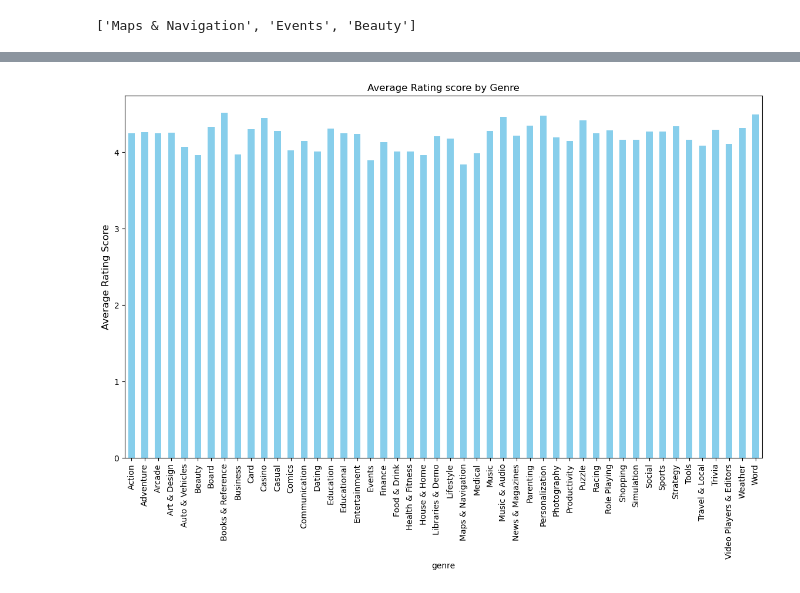
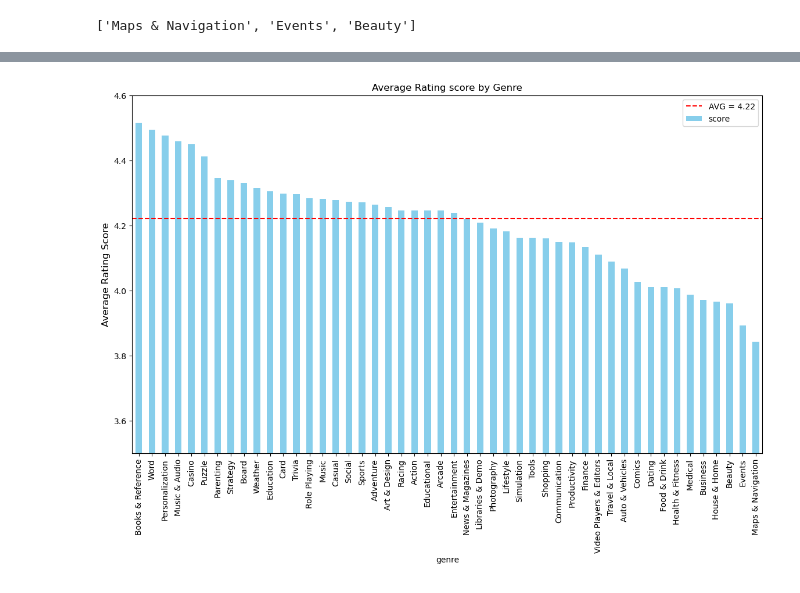
Before and after one commit to bayraktarengin/eurotech_ds, a Jupyter notebook: google_play_store.ipynb, the cells around one changed output, grey strips where cells are left out. Drawn from its saved outputs; the diff is of its cells as text; code cells hidden in the pictures.

```diff
--- a/google_play_store.ipynb
+++ b/google_play_store.ipynb
@@ -242,13 +274,19 @@ mylist[0]
 # %%
-average_rating_per_genre = df.groupby('genre')['score'].mean()
+average_rating_per_genre = df.groupby('genre')['score'].mean().sort_values(ascending=False)
+avg_score = df["score"].mean()
 
 plt.figure(figsize=(14,8))
 average_rating_per_genre.plot(kind="bar", color = "skyblue")
 
 plt.title("Average Rating score by Genre")
 plt.ylabel("Average Rating Score", fontsize= 12)
 
+plt.axhline(avg_score, color="red", linestyle="--", label=f"AVG = {avg_score:.2f}")
+
+plt.ylim(3.5, 4.6)
+plt.legend()
+
 #plt.xticks(rotation=45)
 plt.show()
 # %% [output]
-[figure, old version]
+[figure, new version]
```
Also changed, not shown: parts of 32 cells of this notebook.
